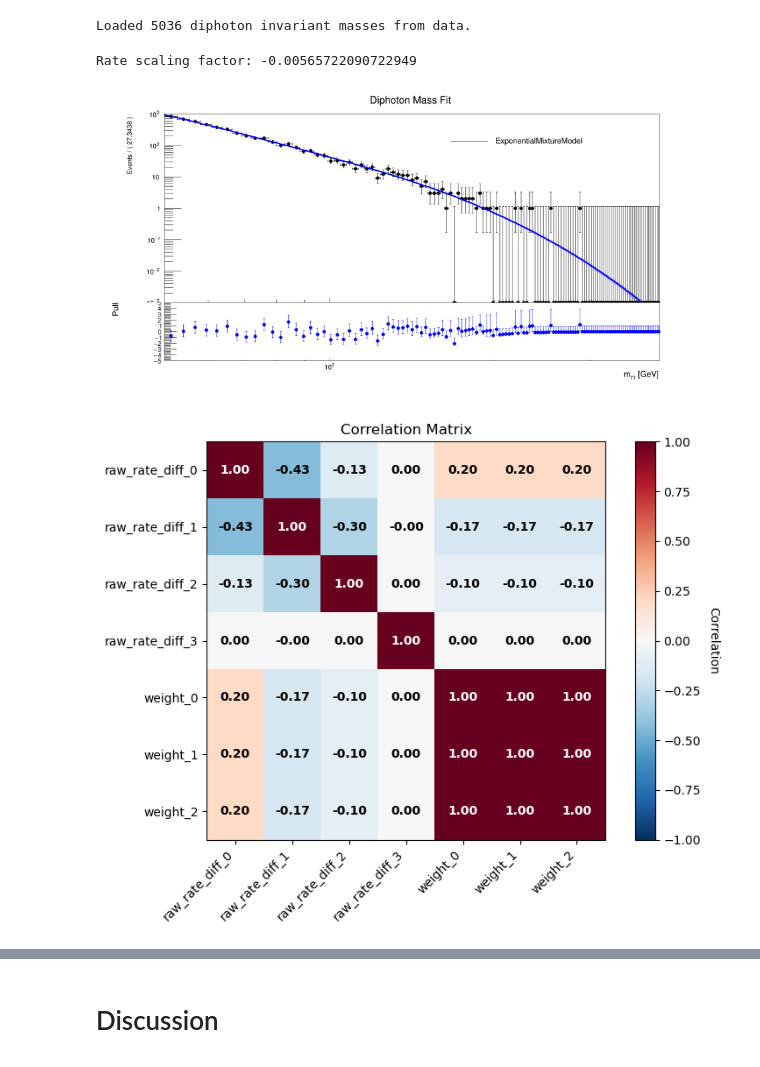
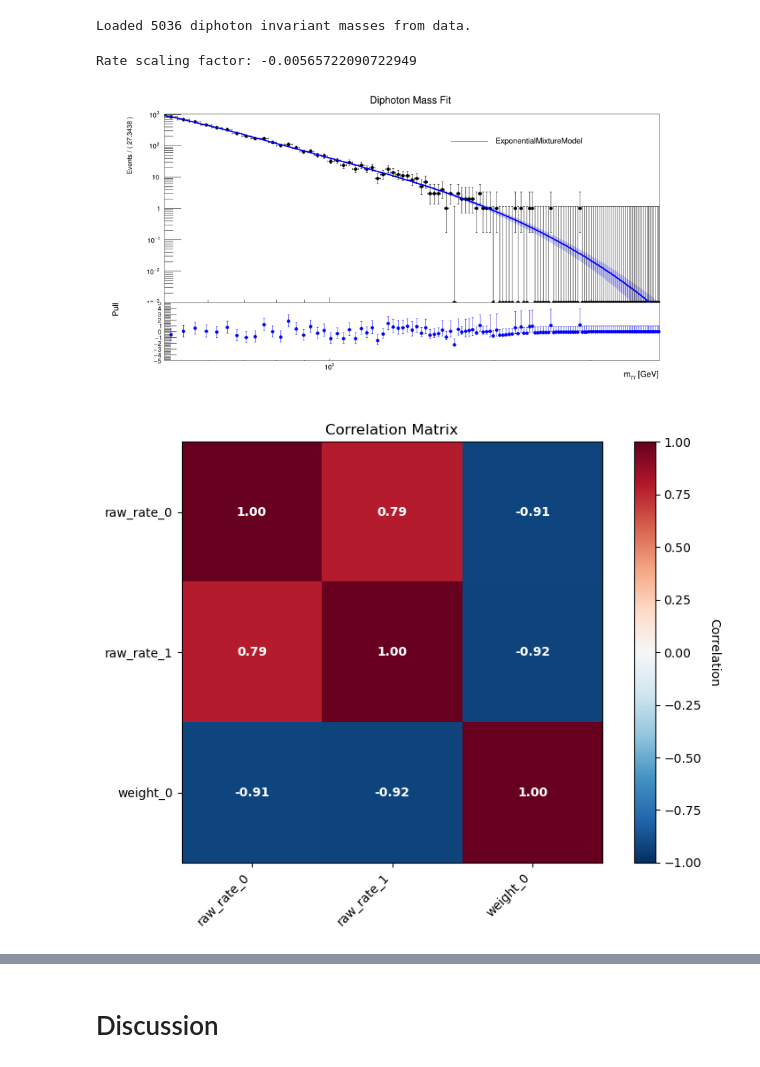
Before and after one commit to atownse2/ExponentialMixtureModel, a Jupyter notebook: emm.ipynb, the cells around one changed output, grey strips where cells are left out. Saved outputs shown, nothing was run; the diff lists cells and outputs as text; code cells hidden in the pictures.

```diff
--- a/emm.ipynb
+++ b/emm.ipynb
@@ -274,7 +273,11 @@ Loaded 5036 diphoton invariant masses from data.
 # %%
 def fit_and_plot(model, data, x, fit_result=None):
     if fit_result is None:
-        fit_result = model.pdf.fitTo(data, ROOT.RooFit.Save())
+        fit_result = model.pdf.fitTo(
+            data,
+            ROOT.RooFit.Save(),
+            # ROOT.RooFit.Strategy(2)
+        )
 
     emm.plot_fits(
         data, x,
@@ -291,9 +294,9 @@ def fit_and_plot(model, data, x, fit_result=None):
         print(f"{var_name}: {var.getVal()} ± {var.getError() if hasattr(var, 'getError') else 'N/A'}")
 # %%
 # Fit and plot
-model = emm.ExponentialMixtureModel(x, 4, data.mean(x))
+model = emm.ExponentialMixtureModel(x, 2, data.mean(x))
 fit_and_plot(model, data, x)
 # %% [output]
 Rate scaling factor: -0.00565722090722949
-[figure, old version]
+[figure, new version]
-[figure, old version]
+[figure, new version]
```
Also changed, not shown: parts of 7 cells of this notebook, 1 other file.
